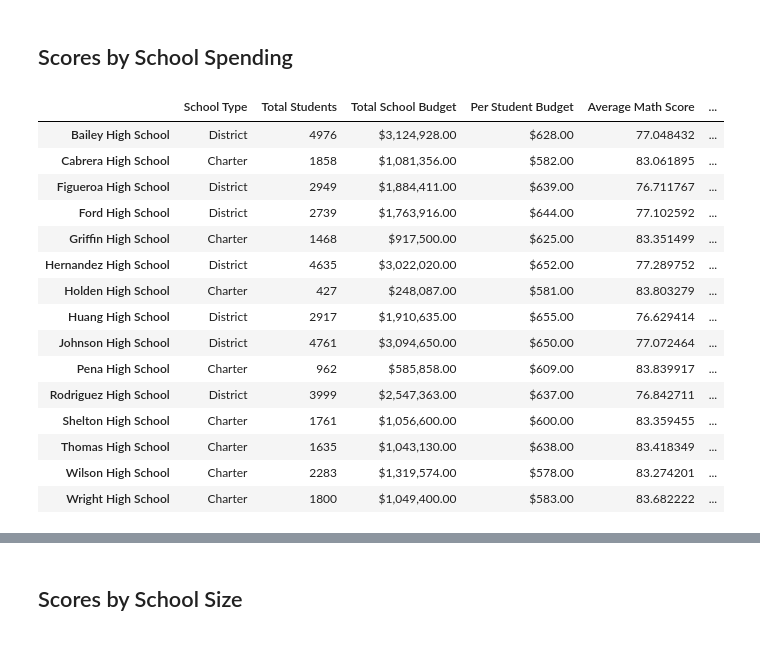
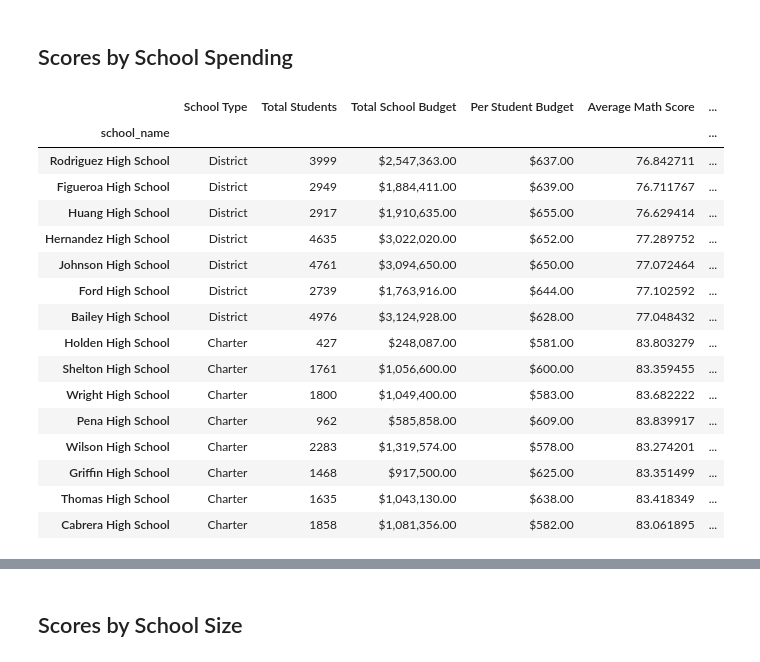
Before and after one commit to jonnybrammah/pandas-challenge, a Jupyter notebook: PyCitySchools/PyCitySchools.ipynb, the cells around one changed output, grey strips where cells are left out. Cells and saved outputs as stored; diff of their text form; code cells hidden in the pictures.

```diff
--- a/PyCitySchools/PyCitySchools.ipynb
+++ b/PyCitySchools/PyCitySchools.ipynb
@@ -559,23 +577,22 @@ labels = ["<$585", "$585-630", "$630-645", "$645-680"]
 # %%
 # Create a copy of the school summary since it has the "Per Student Budget"
 school_spending_df = per_school_summary.copy()
+school_spending_df
+# %% [output]
+|  | School Type | Total Students | Total School Budget | Per Student Budget | Average Math Score | ... |
+| school_name |  |  |  |  |  | ... |
+| Rodriguez High School | District | 3999 | $2,547,363.00 | $637.00 | 76.842711 | ... |
+| Figueroa High School | District | 2949 | $1,884,411.00 | $639.00 | 76.711767 | ... |
+| Huang High School | District | 2917 | $1,910,635.00 | $655.00 | 76.629414 | ... |
+| Hernandez High School | District | 4635 | $3,022,020.00 | $652.00 | 77.289752 | ... |
+| Johnson High School | District | 4761 | $3,094,650.00 | $650.00 | 77.072464 | ... |
+| Ford High School | District | 2739 | $1,763,916.00 | $644.00 | 77.102592 | ... |
+| Bailey High School | District | 4976 | $3,124,928.00 | $628.00 | 77.048432 | ... |
+| Holden High School | Charter | 427 | $248,087.00 | $581.00 | 83.803279 | ... |
+| Shelton High School | Charter | 1761 | $1,056,600.00 | $600.00 | 83.359455 | ... |
+| Wright High School | Charter | 1800 | $1,049,400.00 | $583.00 | 83.682222 | ... |
+| Pena High School | Charter | 962 | $585,858.00 | $609.00 | 83.839917 | ... |
+| Wilson High School | Charter | 2283 | $1,319,574.00 | $578.00 | 83.274201 | ... |
+| Griffin High School | Charter | 1468 | $917,500.00 | $625.00 | 83.351499 | ... |
+| Thomas High School | Charter | 1635 | $1,043,130.00 | $638.00 | 83.418349 | ... |
+| Cabrera High School | Charter | 1858 | $1,081,356.00 | $582.00 | 83.061895 | ... |
-# %%
-# Use `pd.cut` to categorize spending based on the bins.
-school_spending_df["Spending Ranges (Per Student)"] =
-# %% [output]
-|  | School Type | Total Students | Total School Budget | Per Student Budget | Average Math Score | ... |
-| Bailey High School | District | 4976 | $3,124,928.00 | $628.00 | 77.048432 | ... |
-| Cabrera High School | Charter | 1858 | $1,081,356.00 | $582.00 | 83.061895 | ... |
-| Figueroa High School | District | 2949 | $1,884,411.00 | $639.00 | 76.711767 | ... |
-| Ford High School | District | 2739 | $1,763,916.00 | $644.00 | 77.102592 | ... |
-| Griffin High School | Charter | 1468 | $917,500.00 | $625.00 | 83.351499 | ... |
-| Hernandez High School | District | 4635 | $3,022,020.00 | $652.00 | 77.289752 | ... |
-| Holden High School | Charter | 427 | $248,087.00 | $581.00 | 83.803279 | ... |
-| Huang High School | District | 2917 | $1,910,635.00 | $655.00 | 76.629414 | ... |
-| Johnson High School | District | 4761 | $3,094,650.00 | $650.00 | 77.072464 | ... |
-| Pena High School | Charter | 962 | $585,858.00 | $609.00 | 83.839917 | ... |
-| Rodriguez High School | District | 3999 | $2,547,363.00 | $637.00 | 76.842711 | ... |
-| Shelton High School | Charter | 1761 | $1,056,600.00 | $600.00 | 83.359455 | ... |
-| Thomas High School | Charter | 1635 | $1,043,130.00 | $638.00 | 83.418349 | ... |
-| Wilson High School | Charter | 2283 | $1,319,574.00 | $578.00 | 83.274201 | ... |
-| Wright High School | Charter | 1800 | $1,049,400.00 | $583.00 | 83.682222 | ... |
```
Also changed, not shown: parts of 7 cells of this notebook.
